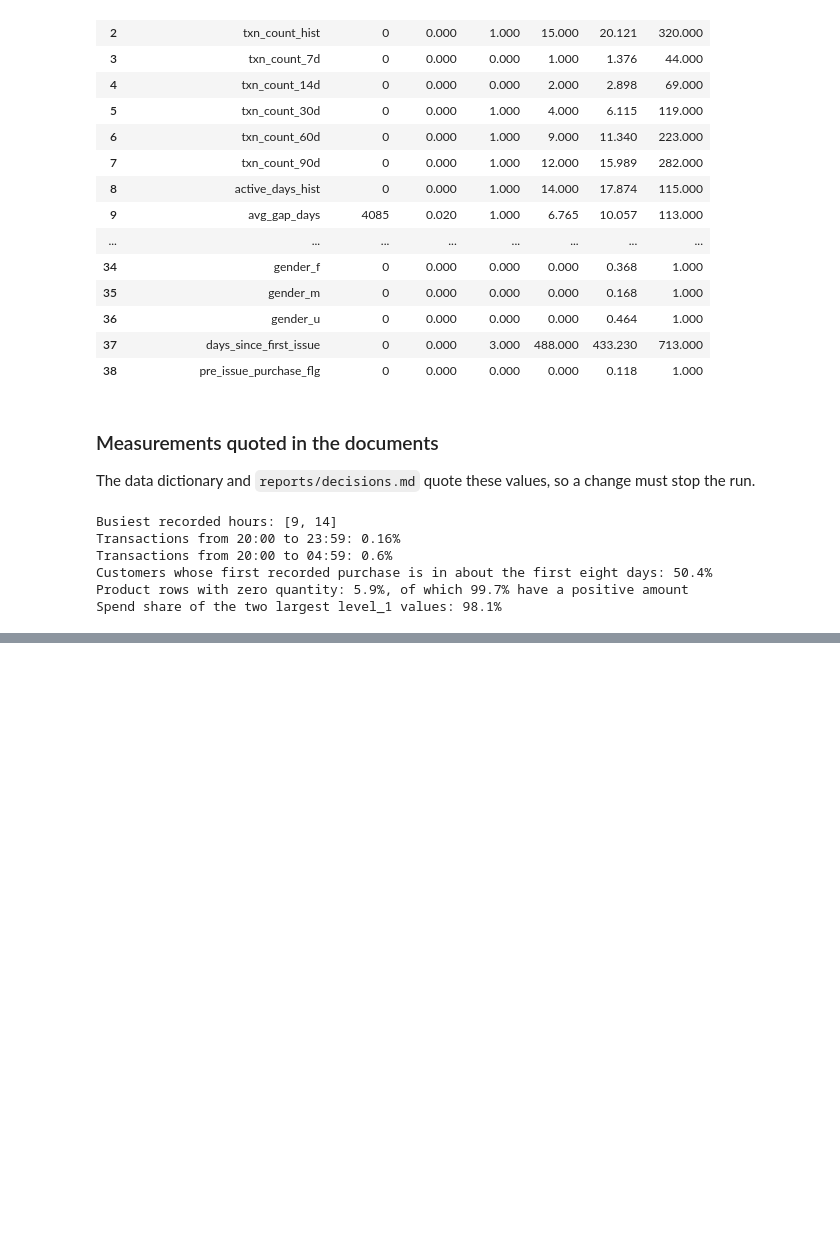
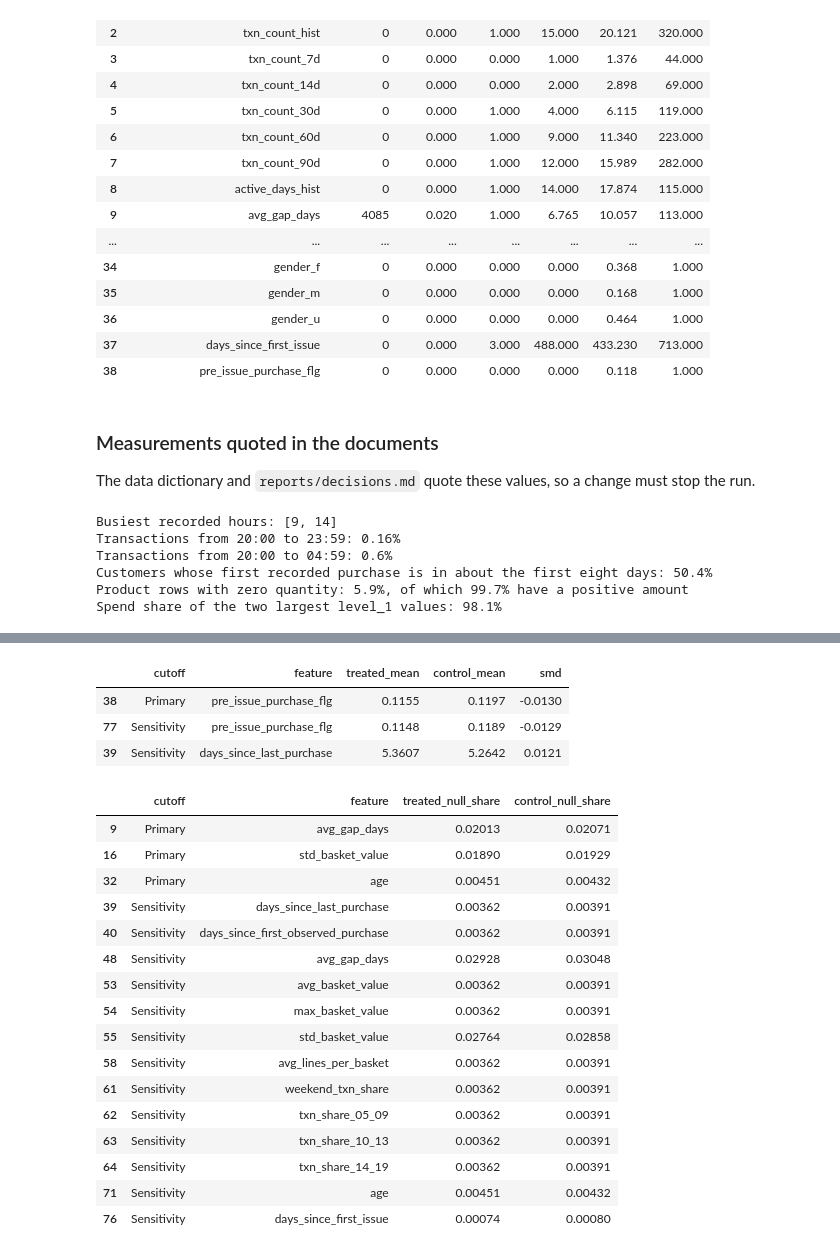
Before and after one commit to La-pinoz/Uplift_Analysis, a Jupyter notebook: notebooks/02_feature_engineering.ipynb, the cells around one changed output, grey strips where cells are left out. Saved outputs shown, nothing was run; the diff lists cells and outputs as text; code cells hidden in the pictures; blank space fills up the shorter version.

Commit message:
Record Phase 2 balance and treatment-prediction results

```diff
--- a/notebooks/02_feature_engineering.ipynb
+++ b/notebooks/02_feature_engineering.ipynb
@@ -18,12 +18,19 @@ from pathlib import Path
 import duckdb
 import numpy as np
 import pandas as pd
+from scipy import stats
+from sklearn.metrics import roc_auc_score
+from sklearn.model_selection import StratifiedKFold
+from xgboost import XGBClassifier
 
 ROOT = Path.cwd().parent if Path.cwd().name == "notebooks" else Path.cwd()
 os.chdir(ROOT)
 
 TABLES = Path("outputs/tables")
 PROCESSED = Path("data/processed")
+
+SEED = 42
+Z_95 = stats.norm.ppf(0.975)
 
 PRIMARY_DATE = "2019-03-19 00:00:00"
 SENSITIVITY_DATE = "2019-03-12 00:00:00"
@@ -841,0 +917,29 @@ Spend share of the two largest level_1 values: 98.1%
+# %%
+outside = feature_balance[feature_balance["outside_random_split_range"]].sort_values(["cutoff", "smd"])
+outside[["cutoff", "feature", "treated_mean", "control_mean", "smd"]].round(4)
+# %% [output]
+|  | cutoff | feature | treated_mean | control_mean | smd |
+| 38 | Primary | pre_issue_purchase_flg | 0.1155 | 0.1197 | -0.0130 |
+| 77 | Sensitivity | pre_issue_purchase_flg | 0.1148 | 0.1189 | -0.0129 |
+| 39 | Sensitivity | days_since_last_purchase | 5.3607 | 5.2642 | 0.0121 |
+# %%
+nulls = feature_balance[(feature_balance["treated_null_share"] > 0) | (feature_balance["control_null_share"] > 0)]
+nulls[["cutoff", "feature", "treated_null_share", "control_null_share"]].round(5)
+# %% [output]
+|  | cutoff | feature | treated_null_share | control_null_share |
+| 9 | Primary | avg_gap_days | 0.02013 | 0.02071 |
+| 16 | Primary | std_basket_value | 0.01890 | 0.01929 |
+| 32 | Primary | age | 0.00451 | 0.00432 |
+| 39 | Sensitivity | days_since_last_purchase | 0.00362 | 0.00391 |
+| 40 | Sensitivity | days_since_first_observed_purchase | 0.00362 | 0.00391 |
+| 48 | Sensitivity | avg_gap_days | 0.02928 | 0.03048 |
+| 53 | Sensitivity | avg_basket_value | 0.00362 | 0.00391 |
+| 54 | Sensitivity | max_basket_value | 0.00362 | 0.00391 |
+| 55 | Sensitivity | std_basket_value | 0.02764 | 0.02858 |
+| 58 | Sensitivity | avg_lines_per_basket | 0.00362 | 0.00391 |
+| 61 | Sensitivity | weekend_txn_share | 0.00362 | 0.00391 |
+| 62 | Sensitivity | txn_share_05_09 | 0.00362 | 0.00391 |
+| 63 | Sensitivity | txn_share_10_13 | 0.00362 | 0.00391 |
+| 64 | Sensitivity | txn_share_14_19 | 0.00362 | 0.00391 |
+| 71 | Sensitivity | age | 0.00451 | 0.00432 |
+| 76 | Sensitivity | days_since_first_issue | 0.00074 | 0.00080 |
```
Also changed, not shown: parts of 12 cells of this notebook, 8 other files.
